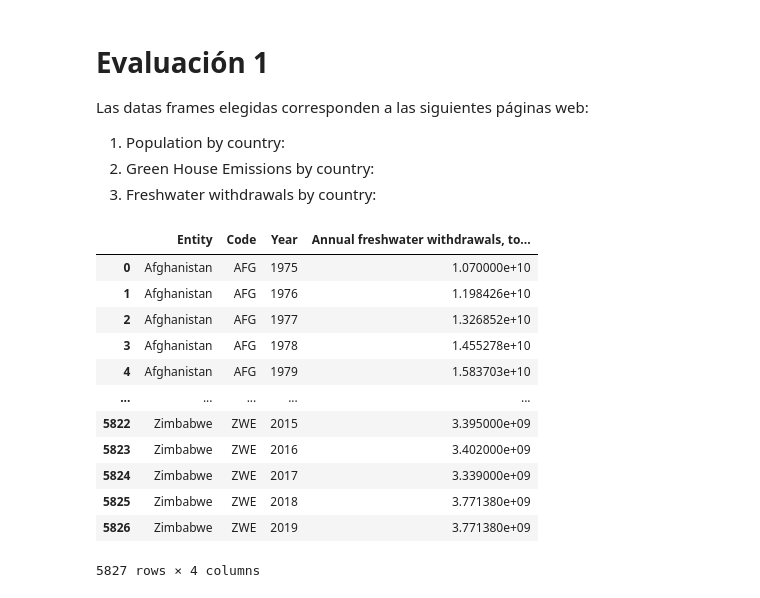
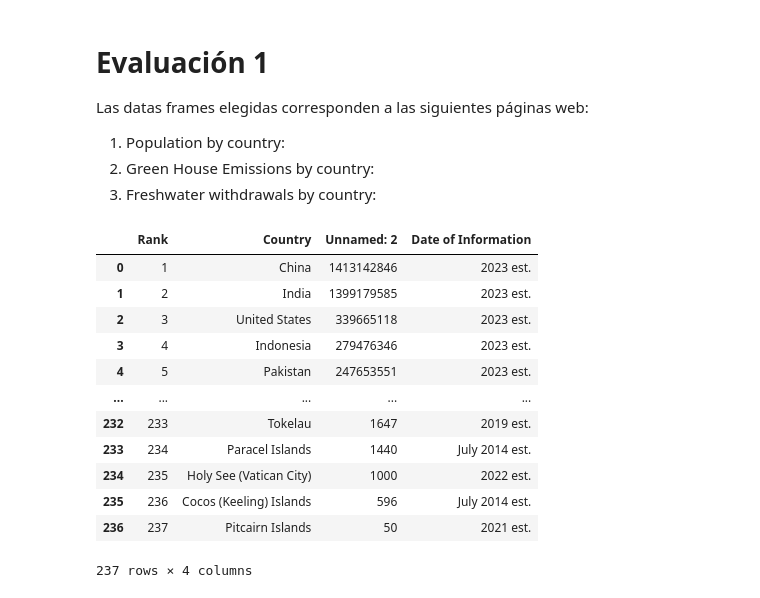
Before and after one commit to SpatialDataScience23-2/Evaluacion1, a Jupyter notebook: Evaluación1_20215893.ipynb, the cells around one changed output. Saved outputs shown, nothing was run; the diff lists cells and outputs as text; code cells hidden in the pictures.

```diff
--- a/Evaluación1_20215893.ipynb
+++ b/Evaluación1_20215893.ipynb
@@ -5,29 +5,28 @@ Las datas frames elegidas corresponden a las siguientes páginas web:
 2. Green House Emissions by country:
 3. Freshwater withdrawals by country:
 # %%
-population_Link="https://github.com/SpatialDataScience23-2/Evaluacion1/raw/main/data/population.csv"
+#Links to databases in folder "data" in repository "Evalucion1"
+population_Link="https://www.cia.gov/the-world-factbook/field/population/country-comparison/"
 h2O_withdrawl_Link="https://github.com/SpatialDataScience23-2/Evaluacion1/raw/main/data/freshwater_withdrawals.csv"
-#pm2_5_Link="https://github.com/SpatialDataScience23-2/Evaluacion1/raw/main/data/pm2_5.csv"
-forest_Link="https://www.worldometers.info/food-agriculture/forest-by-country/"
+pm2_5_Link="https://github.com/SpatialDataScience23-2/Evaluacion1/raw/main/data/pm2_5.csv"
 
 import pandas as pd
-population=pd.read_csv(population_Link)
+population=pd.read_html(population_Link, header=0, flavor= 'bs4')
 h2O_withdrawl=pd.read_csv(h2O_withdrawl_Link)
-#pm2_5=pd.read_html(pm2_5_Link)
-#pm2_5
-forest=pd.read_html(forest_Link,header=0,flavor='bs4')
-h2O_withdrawl
+pm2_5=pd.read_csv(pm2_5_Link)
+
+population_new=population[0]
 # %% [output]
-|  | Entity | Code | Year | Annual freshwater withdrawals, to... |
-| 0 | Afghanistan | AFG | 1975 | 1.070000e+10 |
-| 1 | Afghanistan | AFG | 1976 | 1.198426e+10 |
-| 2 | Afghanistan | AFG | 1977 | 1.326852e+10 |
-| 3 | Afghanistan | AFG | 1978 | 1.455278e+10 |
-| 4 | Afghanistan | AFG | 1979 | 1.583703e+10 |
+|  | Rank | Country | Unnamed: 2 | Date of Information |
+| 0 | 1 | China | 1413142846 | 2023 est. |
+| 1 | 2 | India | 1399179585 | 2023 est. |
+| 2 | 3 | United States | 339665118 | 2023 est. |
+| 3 | 4 | Indonesia | 279476346 | 2023 est. |
+| 4 | 5 | Pakistan | 247653551 | 2023 est. |
 | ... | ... | ... | ... | ... |
-| 5822 | Zimbabwe | ZWE | 2015 | 3.395000e+09 |
-| 5823 | Zimbabwe | ZWE | 2016 | 3.402000e+09 |
-| 5824 | Zimbabwe | ZWE | 2017 | 3.339000e+09 |
-| 5825 | Zimbabwe | ZWE | 2018 | 3.771380e+09 |
-| 5826 | Zimbabwe | ZWE | 2019 | 3.771380e+09 |
+| 232 | 233 | Tokelau | 1647 | 2019 est. |
+| 233 | 234 | Paracel Islands | 1440 | July 2014 est. |
+| 234 | 235 | Holy See (Vatican City) | 1000 | 2022 est. |
+| 235 | 236 | Cocos (Keeling) Islands | 596 | July 2014 est. |
+| 236 | 237 | Pitcairn Islands | 50 | 2021 est. |
-5827 rows × 4 columns
+237 rows × 4 columns
```
Also changed, not shown: parts of 14 cells of this notebook, 1 other file.
